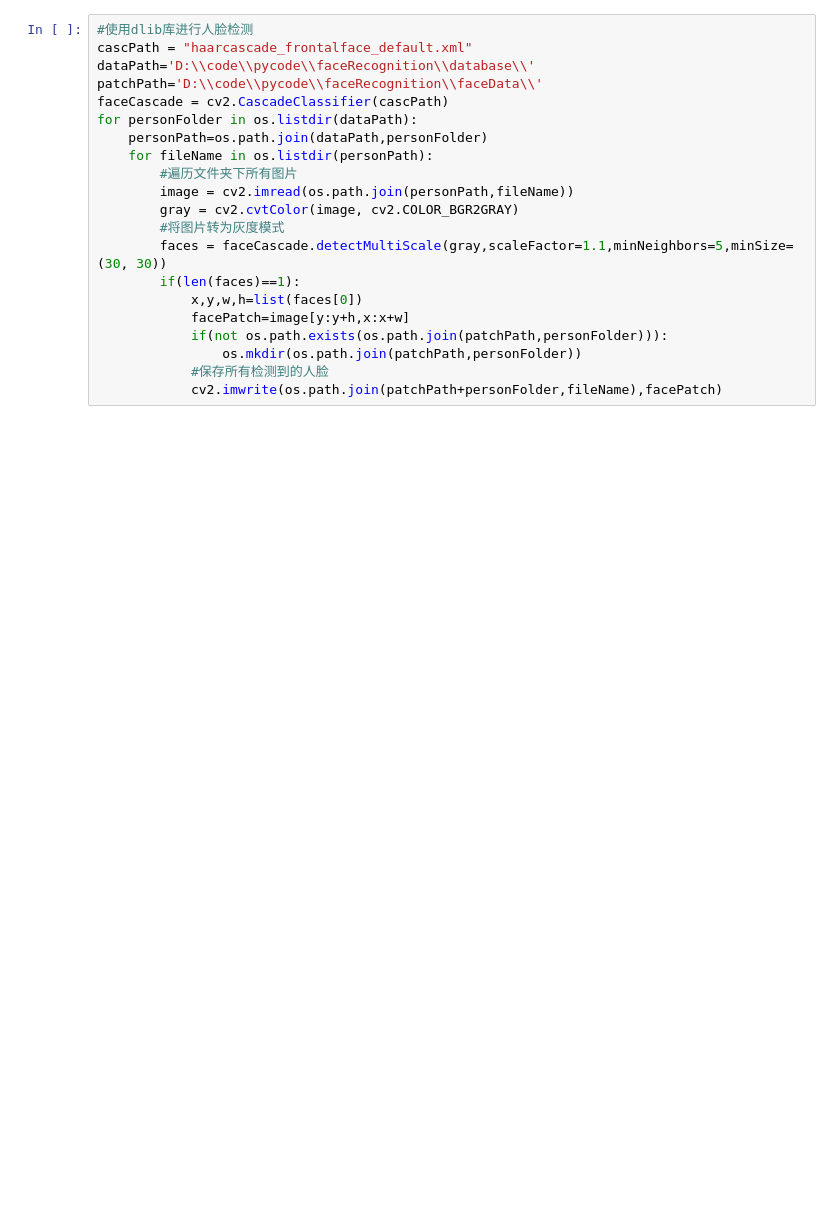
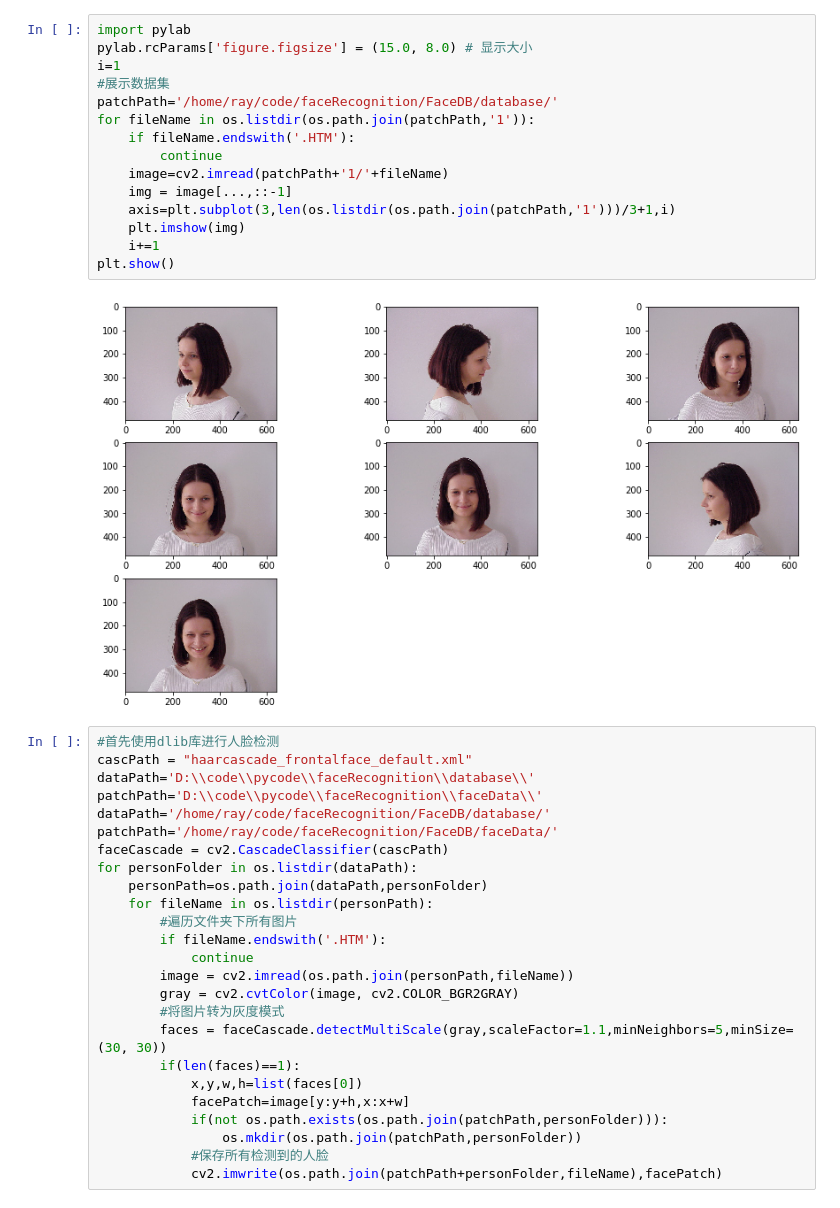
Before and after one commit to Citygity/faceRecognition, a Jupyter notebook: faceDetection.ipynb, the cells around one changed output. Saved outputs shown, nothing was run; the diff lists cells and outputs as text; blank space fills up the shorter version.

```diff
--- a/faceDetection.ipynb
+++ b/faceDetection.ipynb
@@ -33,15 +34,36 @@ from sklearn.cross_validation  import train_test_split
 # %% [output]
 Using TensorFlow backend.
+# %%
+import pylab
+pylab.rcParams['figure.figsize'] = (15.0, 8.0) # 显示大小
+i=1
+#展示数据集
+patchPath='/home/ray/code/faceRecognition/FaceDB/database/'
+for fileName in os.listdir(os.path.join(patchPath,'1')):
+    if fileName.endswith('.HTM'):
+        continue
+    image=cv2.imread(patchPath+'1/'+fileName)
+    img = image[...,::-1]
+    axis=plt.subplot(3,len(os.listdir(os.path.join(patchPath,'1')))/3+1,i)
+    plt.imshow(img)
+    i+=1
+plt.show()
+# %% [output]
+[figure, added]
 # %%
-#使用dlib库进行人脸检测
+#首先使用dlib库进行人脸检测
 cascPath = "haarcascade_frontalface_default.xml"
 dataPath='D:\\code\\pycode\\faceRecognition\\database\\'
 patchPath='D:\\code\\pycode\\faceRecognition\\faceData\\'
+dataPath='/home/ray/code/faceRecognition/FaceDB/database/'
+patchPath='/home/ray/code/faceRecognition/FaceDB/faceData/'
 faceCascade = cv2.CascadeClassifier(cascPath)
 for personFolder in os.listdir(dataPath):
     personPath=os.path.join(dataPath,personFolder)
     for fileName in os.listdir(personPath):
         #遍历文件夹下所有图片
+        if fileName.endswith('.HTM'):
+            continue
         image = cv2.imread(os.path.join(personPath,fileName))
         gray = cv2.cvtColor(image, cv2.COLOR_BGR2GRAY)
         #将图片转为灰度模式
```
Also changed, not shown: parts of 25 cells of this notebook.
